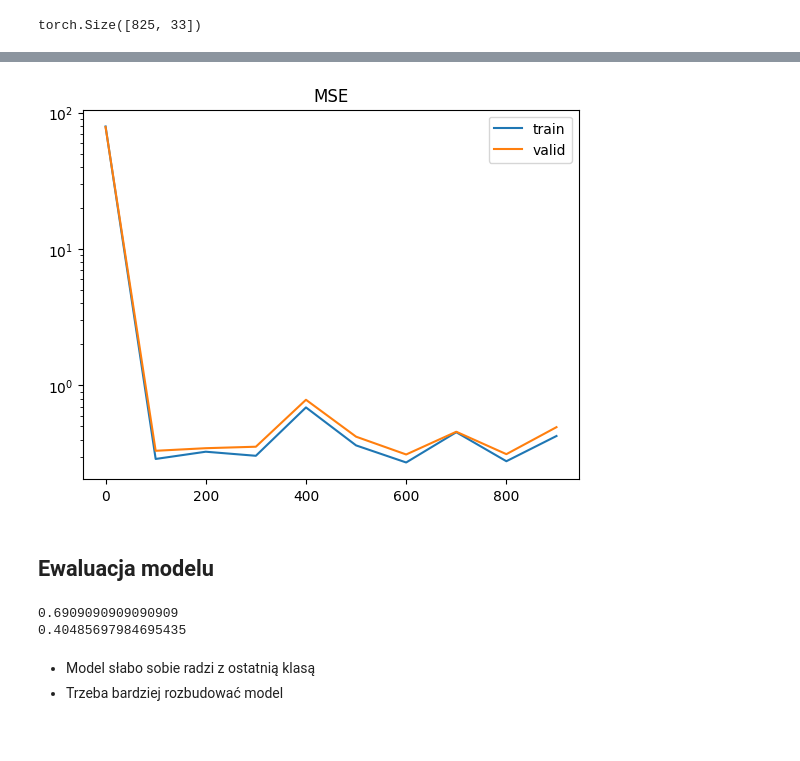
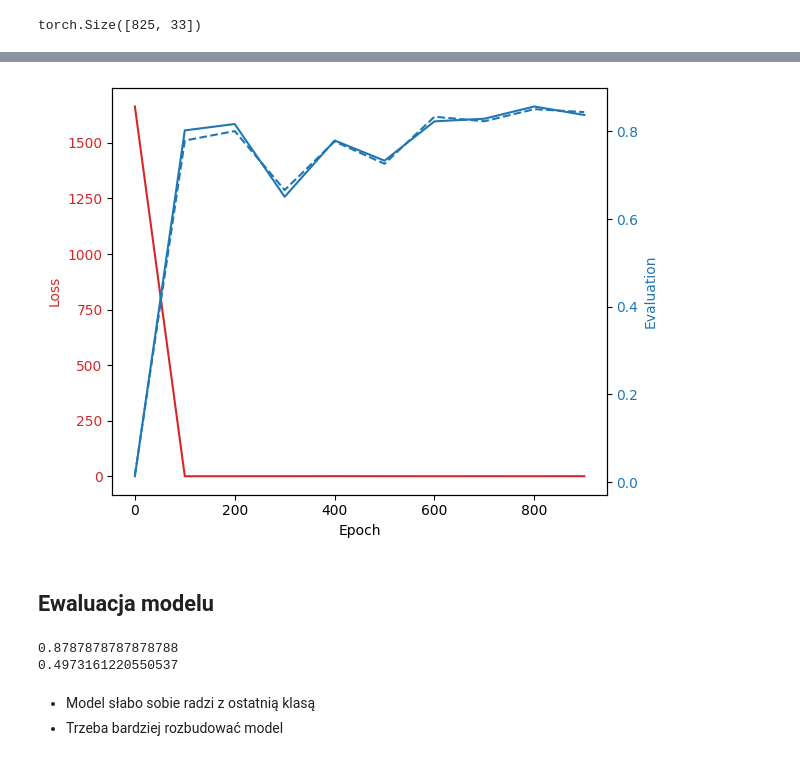
Before and after one commit to BrunoSienkiewicz/Neural-networks, a Jupyter notebook: miniprojekt_2/miniprojekt_2_bruno.ipynb, the cells around one changed output, grey strips where cells are left out. Drawn from its saved outputs; the diff is of its cells as text; code cells hidden in the pictures.

Commit message:
modele do testowania

```diff
--- a/miniprojekt_2/miniprojekt_2_bruno.ipynb
+++ b/miniprojekt_2/miniprojekt_2_bruno.ipynb
@@ -96,6 +98,8 @@ from helper_functions import train_model, get_mse
 from models import Net
 # %%
-train, valid = train_valid_split(data, target="SalePrice")
+train, valid = train_valid_split(data)
+train = data_to_dataset(train, target="SalePrice")
+valid = data_to_dataset(valid, target="SalePrice")
 display(train.tensors[0].shape, valid.tensors[0].shape)
 # %% [output]
 torch.Size([3299, 33])
@@ -105,9 +109,9 @@ net = Net(train.tensors[0].shape[1], 100, 1)
 criterion = nn.MSELoss()
 optimizer = optim.Adam(net.parameters(), lr=0.001)
 # %%
-train_m = False
+train_m = True
 if train_m:
-    iters_list, loss_list, train_eval_list, valid_eval_list = train_model(net, train, valid, criterion, optimizer, get_mse)
+    iters_list, loss_list, train_eval_list, valid_eval_list = train_model(net, train, valid, criterion, optimizer, get_accuracy)
 else:
     state_dict = torch.load("starting_model.tar")
     net.load_state_dict(state_dict)
@@ -121,23 +118,17 @@ plt.show()
-# %%
-eval = sns.lineplot(x=iters_list, y=train_eval_list, label="train")
-eval = sns.lineplot(x=iters_list, y=valid_eval_list, label="valid")
-eval.set_title("MSE")
-eval.set(yscale="log")
-plt.show()
-# %% [output]
-[figure, removed]
+# %%
+plot_training(iters_list, loss_list, train_eval_list, valid_eval_list)
+# %% [output]
+[figure, added]
 # %% [markdown]
 ## Ewaluacja modelu
 # %%
-from helper_functions import get_accuracy
-
 final_acc = get_accuracy(net, valid)
 final_mse = get_mse(net, valid)
 print(final_acc)
 print(final_mse)
 # %% [output]
-0.6909090909090909
-0.40485697984695435
+0.8787878787878788
+0.4973161220550537
 # %%
 torch.save(net.state_dict(), "starting_model.tar")
 # %% [markdown]
```
Also changed, not shown: parts of 21 cells of this notebook, 3 other files.
